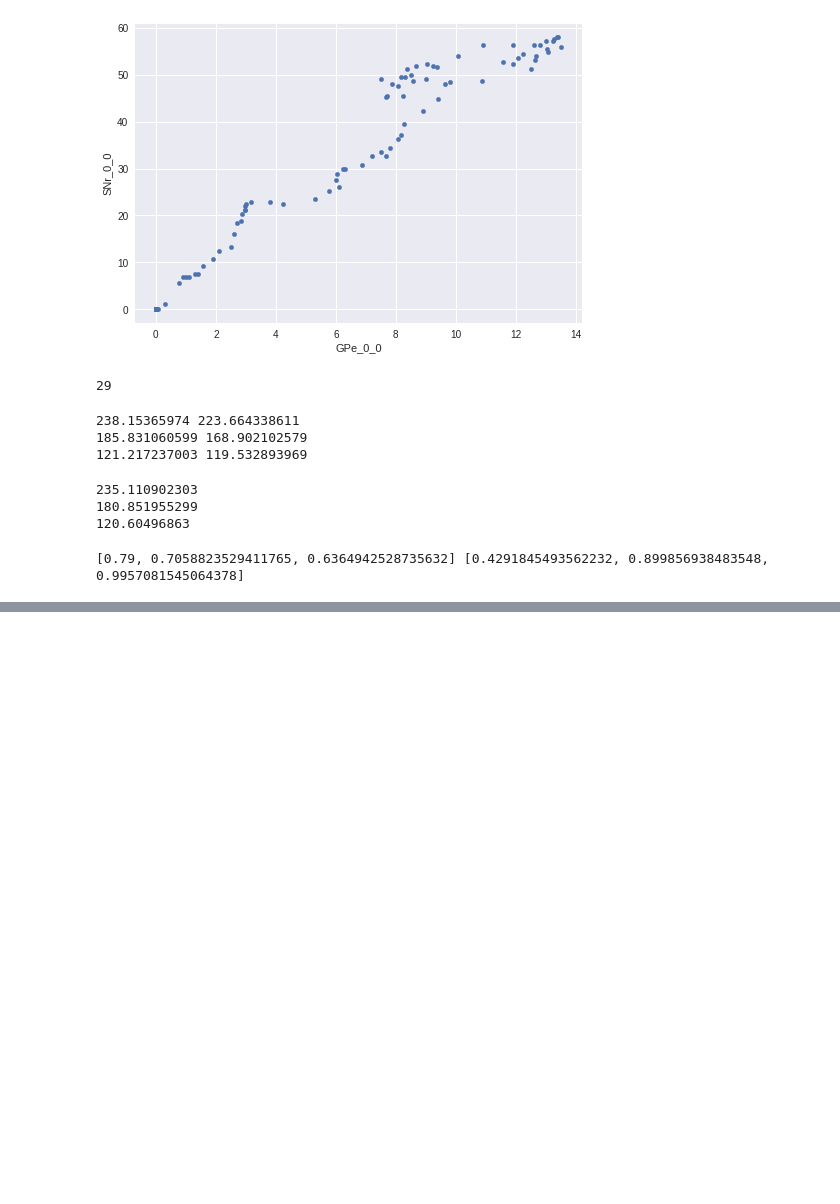
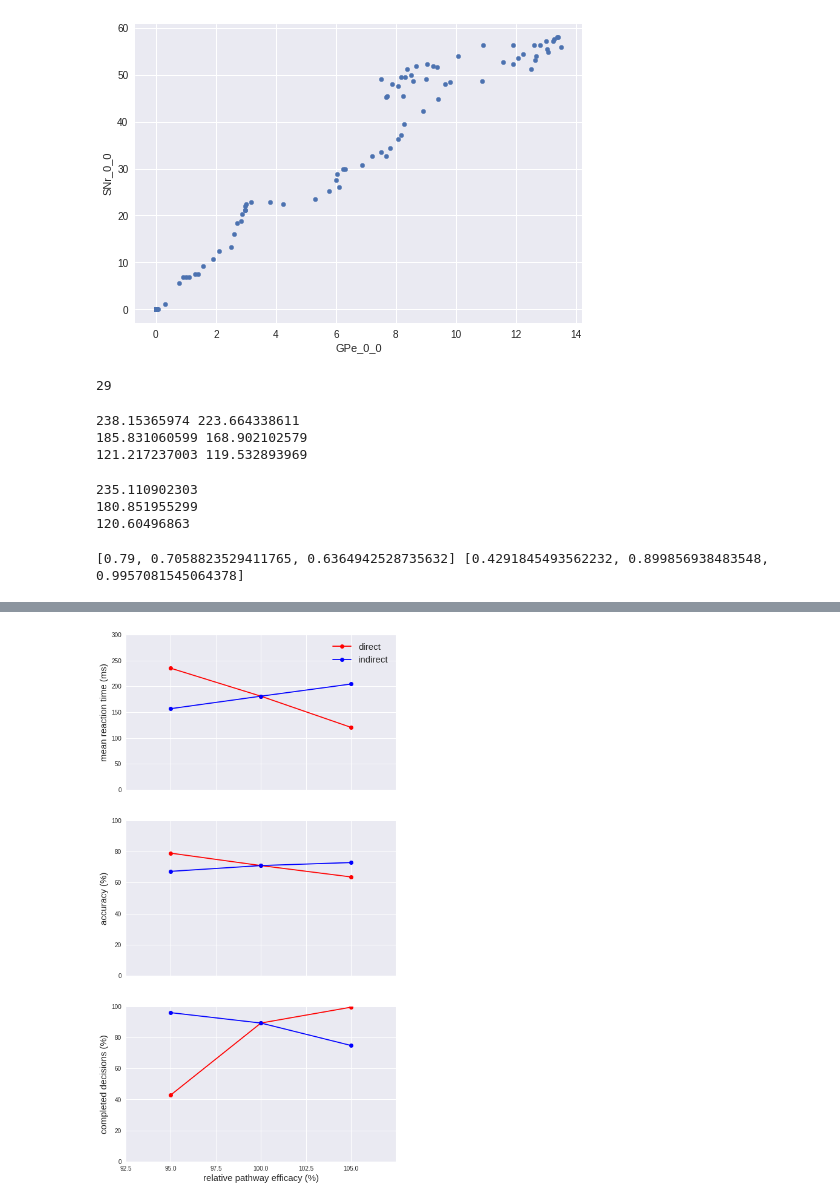
Before and after one commit to CoAxLab/CBGT, a Jupyter notebook: netinv.ipynb, the cells around one changed output, grey strips where cells are left out. Cells and saved outputs as stored; diff of their text form; code cells hidden in the pictures; blank space fills up the shorter version.

```diff
--- a/netinv.ipynb
+++ b/netinv.ipynb
@@ -138,0 +216,21 @@ for sn in range(3):
+# %%
+f, (ax1, ax2, ax3) = plt.subplots(3, 1, figsize=(8,16), sharex=True)
+ax1.plot([95,100,105], [235.110902303,180.946142407,120.60496863], 'ro-')
+ax1.plot([95,100,105], [156.812213344,180.946142407,204.493851003], 'bo-')
+ax1.axis([92.5, 107.5, 0, 300])
+ax2.plot([i * 100 for i in [.95,1,1.05]], [i * 100 for i in [0.79, 0.7098674521354934, 0.6364942528735632]], 'ro-')
+ax2.plot([i * 100 for i in [.95,1,1.05]], [i * 100 for i in [0.6726027397260274, 0.7098674521354934, 0.7293497363796133]], 'bo-')
+ax2.axis([92.5, 107.5, 0, 100])
+ax3.plot([i * 100 for i in [.95,1,1.05]], [i * 100 for i in [0.4291845493562232, 0.8934210526315789, 0.9957081545064378]], 'ro-')
+ax3.plot([i * 100 for i in [.95,1,1.05]], [i * 100 for i in [0.9605263157894737, 0.8934210526315789, 0.7486842105263158]], 'bo-')
+ax3.axis([92.5, 107.5, 0, 100])
+plt.xticks(np.arange(min([95,100,105])-2.5, max([95,100,105])+2.5, 2.5))
+ax1.legend(['direct', 'indirect'], loc='upper right',fontsize=15)
+plt.xlabel('relative pathway efficacy (%)',fontsize=15)
+ax1.set_ylabel('mean reaction time (ms)',fontsize=15)
+ax2.set_ylabel('accuracy (%)',fontsize=15)
+ax3.set_ylabel('completed decisions (%)',fontsize=15)
+plt.savefig('/home/mclapp/opposing2.png')
+plt.show()
+# %% [output]
+[figure, added]
```
Also changed, not shown: parts of 13 cells of this notebook, 4 other files.
